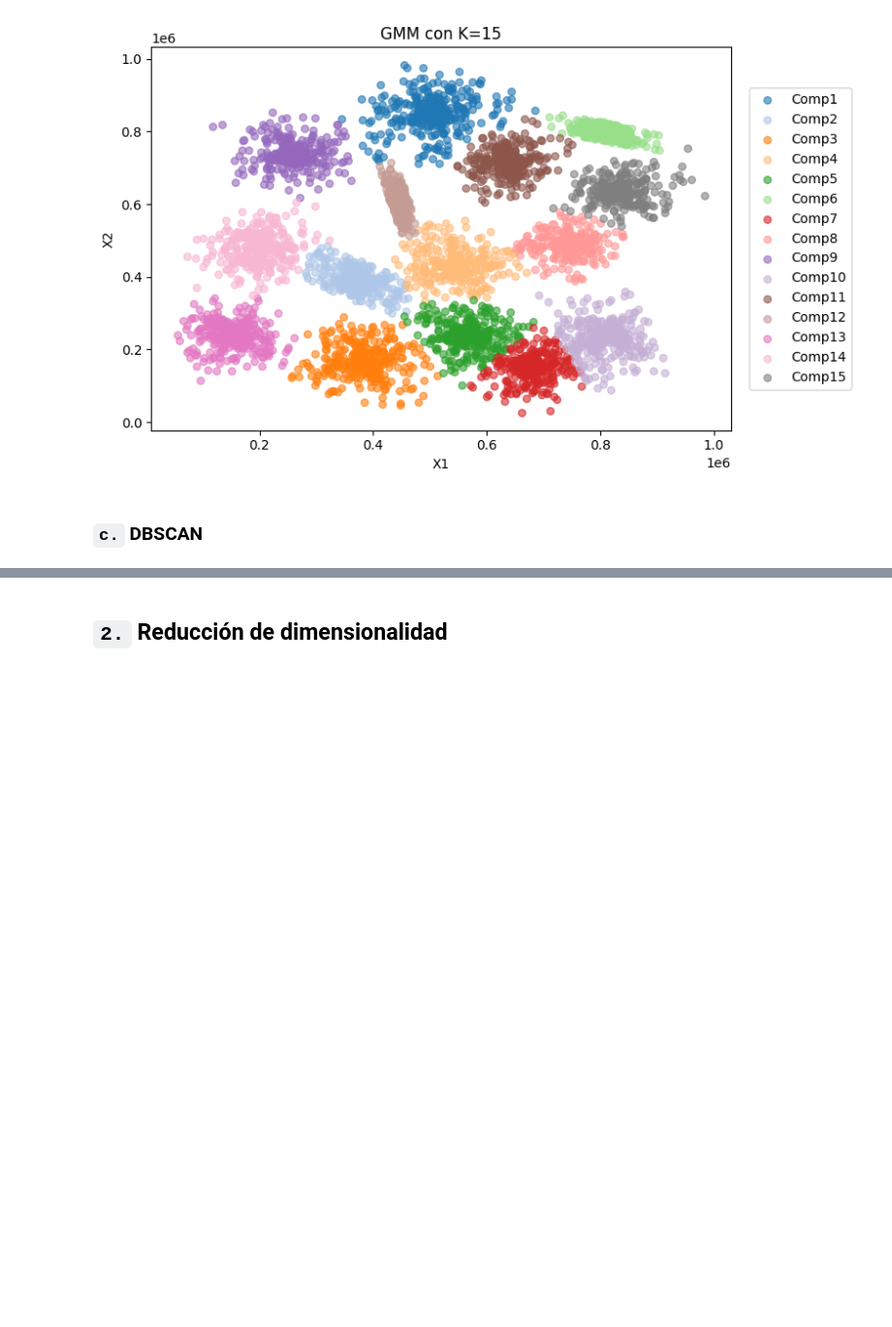
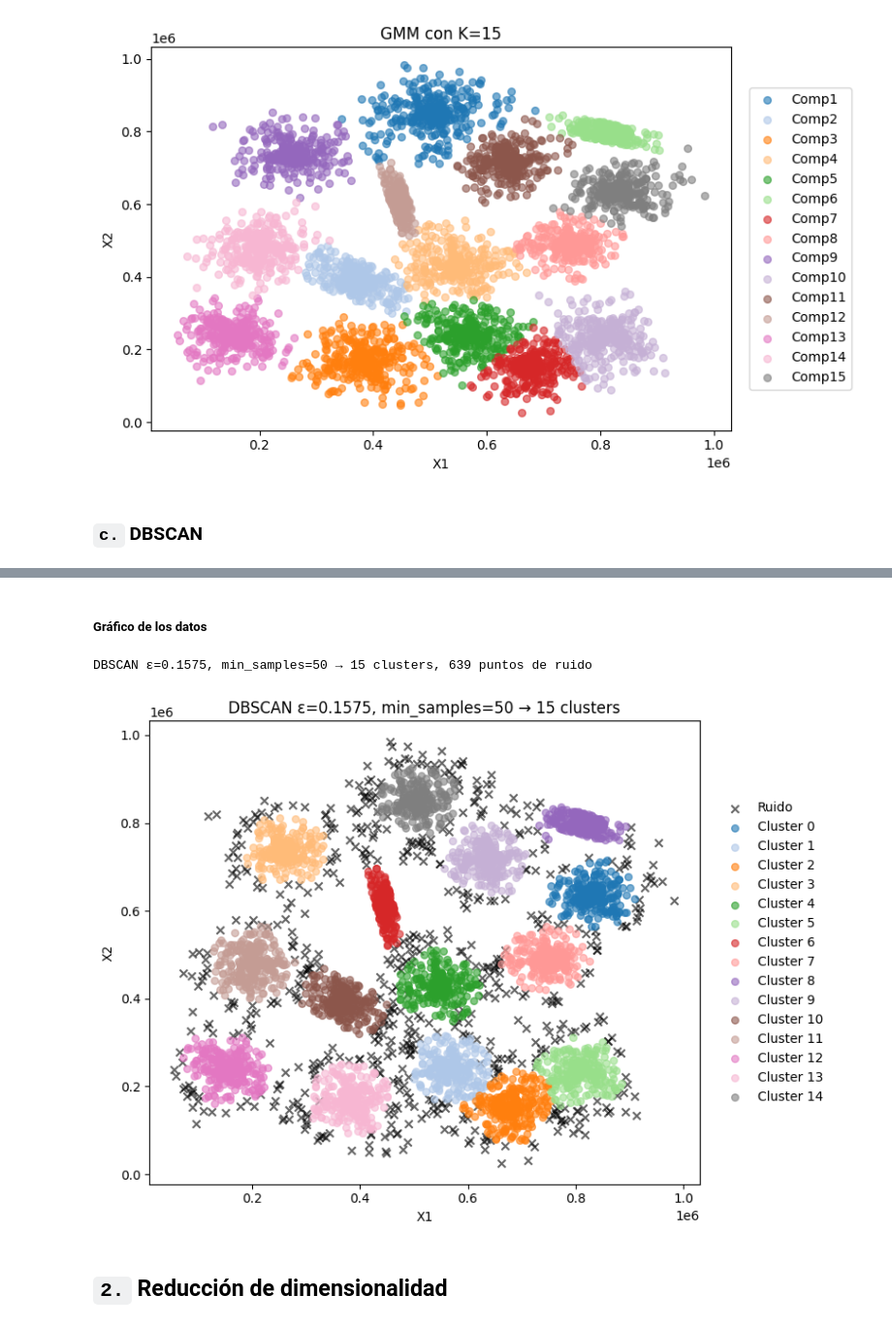
Before and after one commit to anatissera/Machine-Learning-Deep-Learning, a Jupyter notebook: Tissera_AnaPaula_TP4/Tissera_AnaPaula_Notebook_TP4.ipynb, the cells around one changed output, grey strips where cells are left out. Shown at 97% size. Saved outputs shown, nothing was run; the diff lists cells and outputs as text; code cells hidden in the pictures; blank space fills up the shorter version.

Commit message:
ahora sí DBSCAN vamo loco

```diff
--- a/Tissera_AnaPaula_TP4/Tissera_AnaPaula_Notebook_TP4.ipynb
+++ b/Tissera_AnaPaula_TP4/Tissera_AnaPaula_Notebook_TP4.ipynb
@@ -318,3 +340,35 @@ KeyboardInterrupt:
+# %% [markdown]
+##### Gráfico de los datos
+# %%
+
+# Reajustamos DBSCAN sobre los datos normalizados
+db = DBSCAN(eps=eps_new, min_samples=min_samples)
+labels_new = db.fit_predict(Xn).get()
+
+print(f"DBSCAN ε={eps_new}, min_samples={min_samples} → {db.n_clusters_} clusters, " +
+      f"{int((labels_new==-1).sum())} puntos de ruido")
+
+# Graficar
+fig, ax = plt.subplots(figsize=(11,6))
+cmap = plt.get_cmap("tab20")
+for lab in sorted(set(labels_new.tolist())):
+    mask = (labels_new == lab)
+    if lab == -1:
+        ax.scatter(X_cpu[mask,0], X_cpu[mask,1],
+                   c='k', marker='x', label='Ruido', alpha=0.6)
+    else:
+        ax.scatter(X_cpu[mask,0], X_cpu[mask,1],
+                   c=[cmap(lab%20)], s=30, label=f"Cluster {lab}", alpha=0.6)
+
+ax.set_title(f"DBSCAN ε={eps_new}, min_samples={min_samples} → {db.n_clusters_} clusters")
+ax.set_xlabel("X1")
+ax.set_ylabel("X2")
+ax.legend(loc="center left", bbox_to_anchor=(1.02,0.5), ncol=1, frameon=False)
+plt.tight_layout(rect=(0,0,0.75,1))
+plt.show()
+# %% [output]
+DBSCAN ε=0.1575, min_samples=50 → 15 clusters, 639 puntos de ruido
+[figure, added]
 # %% [markdown]
 ## `2.` **Reducción de dimensionalidad**
 # %% [markdown]
```
Also changed, not shown: parts of 8 cells of this notebook.
